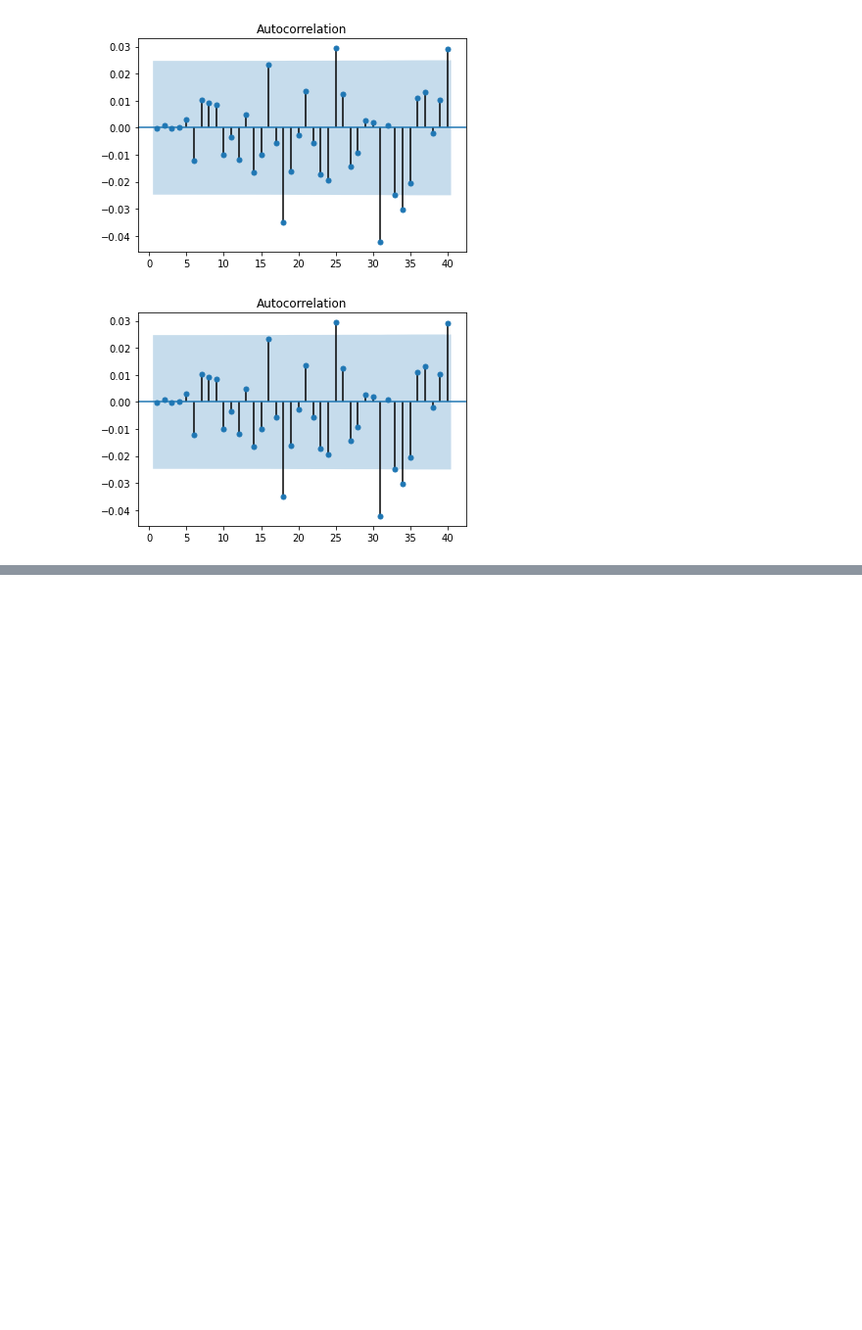
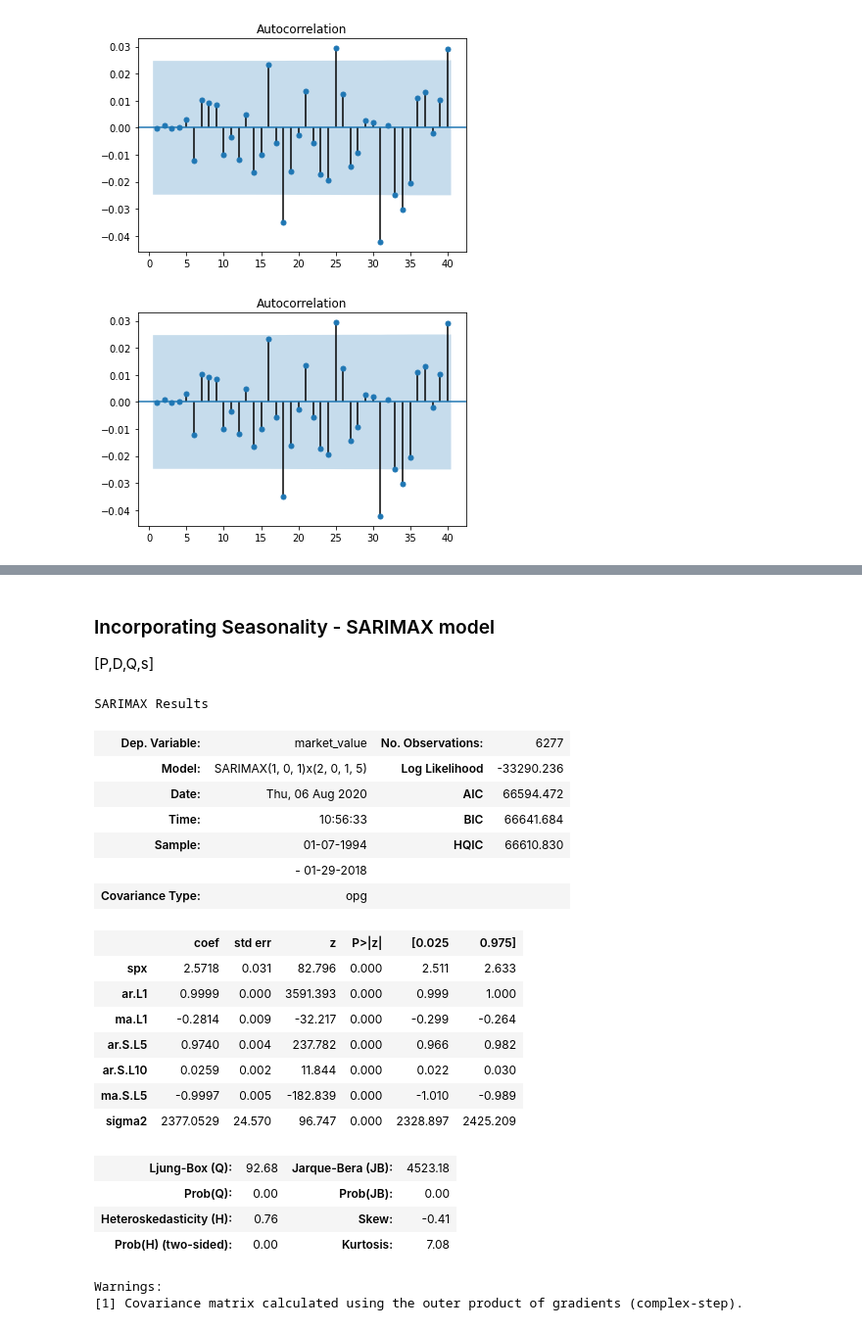
Before and after one commit to sachatur13/DL_Code, a Jupyter notebook: Time Series Analysis/ARIMA models.ipynb, the cells around one changed output, grey strips where cells are left out. Shown at 98% size. Cells and saved outputs as stored; diff of their text form; code cells hidden in the pictures; blank space fills up the shorter version.

```diff
--- a/Time Series Analysis/ARIMA models.ipynb
+++ b/Time Series Analysis/ARIMA models.ipynb
@@ -95,0 +99,8 @@ sgt.plot_acf(data_copy.arima_511_residuals[1:],zero = False,lags = 40)
+# %%
+data = pd.read_csv(r'index2018.csv')
+data_copy = data.copy()
+data_copy.date = pd.to_datetime(data_copy.date,dayfirst = True)
+data_copy.set_index('date',inplace = True)
+data_copy = data_copy.asfreq('b')
+data_copy = data_copy.fillna(method = 'ffill')
+data_copy['market_value'] = data_copy.ftse
@@ -95,0 +141,3 @@ sgt.plot_acf(data_copy.arima_511_residuals[1:],zero = False,lags = 40)
+# %% [markdown]
+### Incorporating Seasonality - SARIMAX model
+[P,D,Q,s]
@@ -95,0 +146,29 @@ sgt.plot_acf(data_copy.arima_511_residuals[1:],zero = False,lags = 40)
+# %%
+model_sarimax = SARIMAX(data_copy.market_value,order = (1,0,1),seasonal_order = (2,0,1,5),exog = data_copy.spx)
+# %%
+model_sarimax_fit = model_sarimax.fit()
+# %%
+model_sarimax_fit.summary()
+# %% [output]
+SARIMAX Results
+| Dep. Variable: | market_value | No. Observations: | 6277 |
+| Model: | SARIMAX(1, 0, 1)x(2, 0, 1, 5) | Log Likelihood | -33290.236 |
+| Date: | Thu, 06 Aug 2020 | AIC | 66594.472 |
+| Time: | 10:56:33 | BIC | 66641.684 |
+| Sample: | 01-07-1994 | HQIC | 66610.830 |
+|  | - 01-29-2018 |  |  |
+| Covariance Type: | opg |  |  |
+|  | coef | std err | z | P>|z| | [0.025 | 0.975] |
+| spx | 2.5718 | 0.031 | 82.796 | 0.000 | 2.511 | 2.633 |
+| ar.L1 | 0.9999 | 0.000 | 3591.393 | 0.000 | 0.999 | 1.000 |
+| ma.L1 | -0.2814 | 0.009 | -32.217 | 0.000 | -0.299 | -0.264 |
+| ar.S.L5 | 0.9740 | 0.004 | 237.782 | 0.000 | 0.966 | 0.982 |
+| ar.S.L10 | 0.0259 | 0.002 | 11.844 | 0.000 | 0.022 | 0.030 |
+| ma.S.L5 | -0.9997 | 0.005 | -182.839 | 0.000 | -1.010 | -0.989 |
+| sigma2 | 2377.0529 | 24.570 | 96.747 | 0.000 | 2328.897 | 2425.209 |
+| Ljung-Box (Q): | 92.68 | Jarque-Bera (JB): | 4523.18 |
+| Prob(Q): | 0.00 | Prob(JB): | 0.00 |
+| Heteroskedasticity (H): | 0.76 | Skew: | -0.41 |
+| Prob(H) (two-sided): | 0.00 | Kurtosis: | 7.08 |
+Warnings:
+[1] Covariance matrix calculated using the outer product of gradients (complex-step).
```
Also changed, not shown: parts of 7 cells of this notebook, 1 other file.
